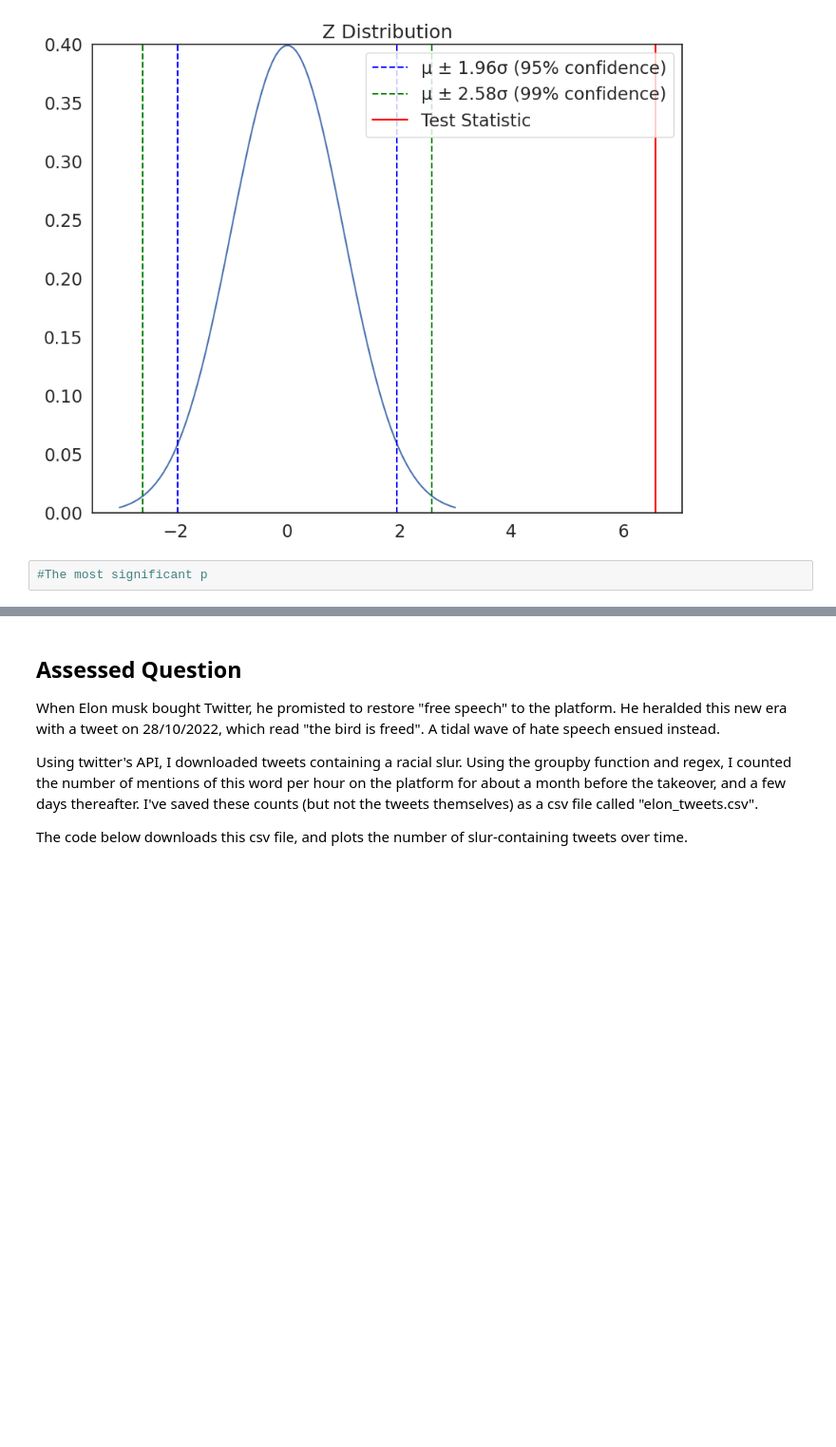
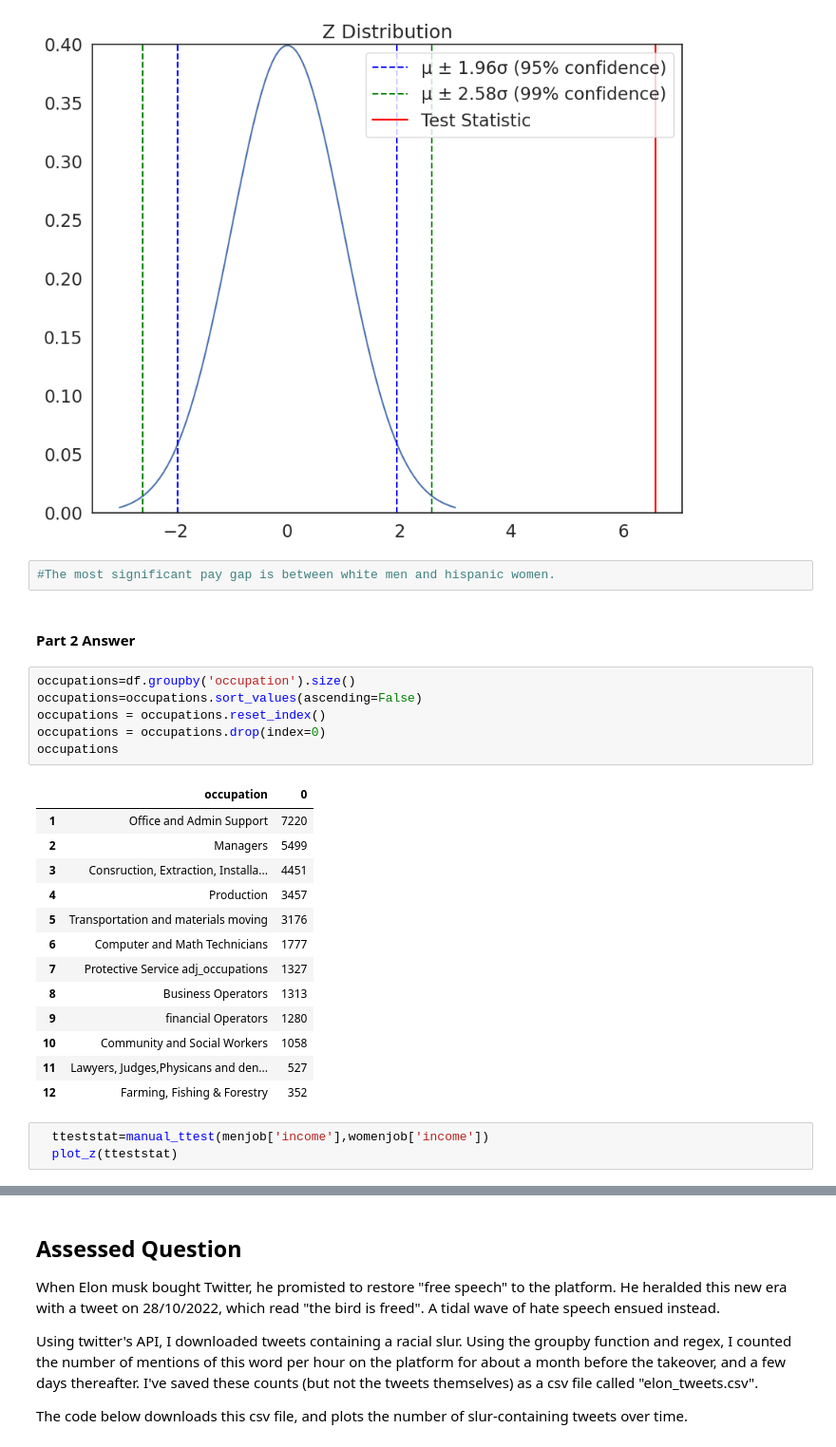
Before and after one commit to jaoshang/QM2, a Jupyter notebook: notebooks/W07. Hypothesis Testing.ipynb, the cells around one changed output, grey strips where cells are left out. Shown at 95% size. Drawn from its saved outputs; the diff is of its cells as text; blank space fills up the shorter version.

```diff
--- a/notebooks/W07. Hypothesis Testing.ipynb
+++ b/notebooks/W07. Hypothesis Testing.ipynb
@@ -360,5 +360,30 @@ Group 1: n=500, mean=58.282, std=34.031
 Group 2: n=500, mean=44.422, std=32.594
 The t-statistic is 6.577
 [figure]
-# %%
-#The most significant p
+# %%
+#The most significant pay gap is between white men and hispanic women.
+# %% [markdown]
+#### Part 2 Answer
+# %%
+occupations=df.groupby('occupation').size()
+occupations=occupations.sort_values(ascending=False)
+occupations = occupations.reset_index()
+occupations = occupations.drop(index=0)
+occupations
+# %% [output]
+|  | occupation | 0 |
+| 1 | Office and Admin Support | 7220 |
+| 2 | Managers | 5499 |
+| 3 | Consruction, Extraction, Installa... | 4451 |
+| 4 | Production | 3457 |
+| 5 | Transportation and materials moving | 3176 |
+| 6 | Computer and Math Technicians | 1777 |
+| 7 | Protective Service adj_occupations | 1327 |
+| 8 | Business Operators | 1313 |
+| 9 | financial Operators | 1280 |
+| 10 | Community and Social Workers | 1058 |
+| 11 | Lawyers, Judges,Physicans and den... | 527 |
+| 12 | Farming, Fishing & Forestry | 352 |
+# %%
+  tteststat=manual_ttest(menjob['income'],womenjob['income'])
+  plot_z(tteststat)
```
Also changed, not shown: parts of 10 cells of this notebook.
